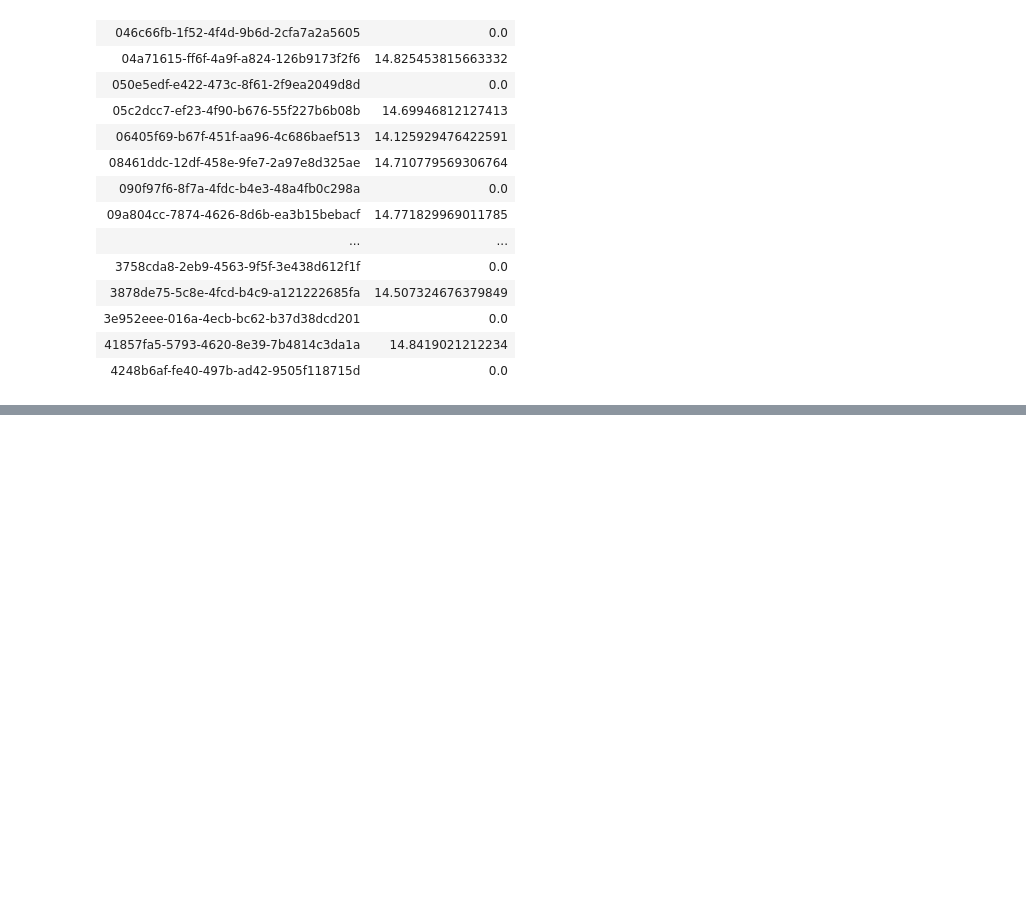
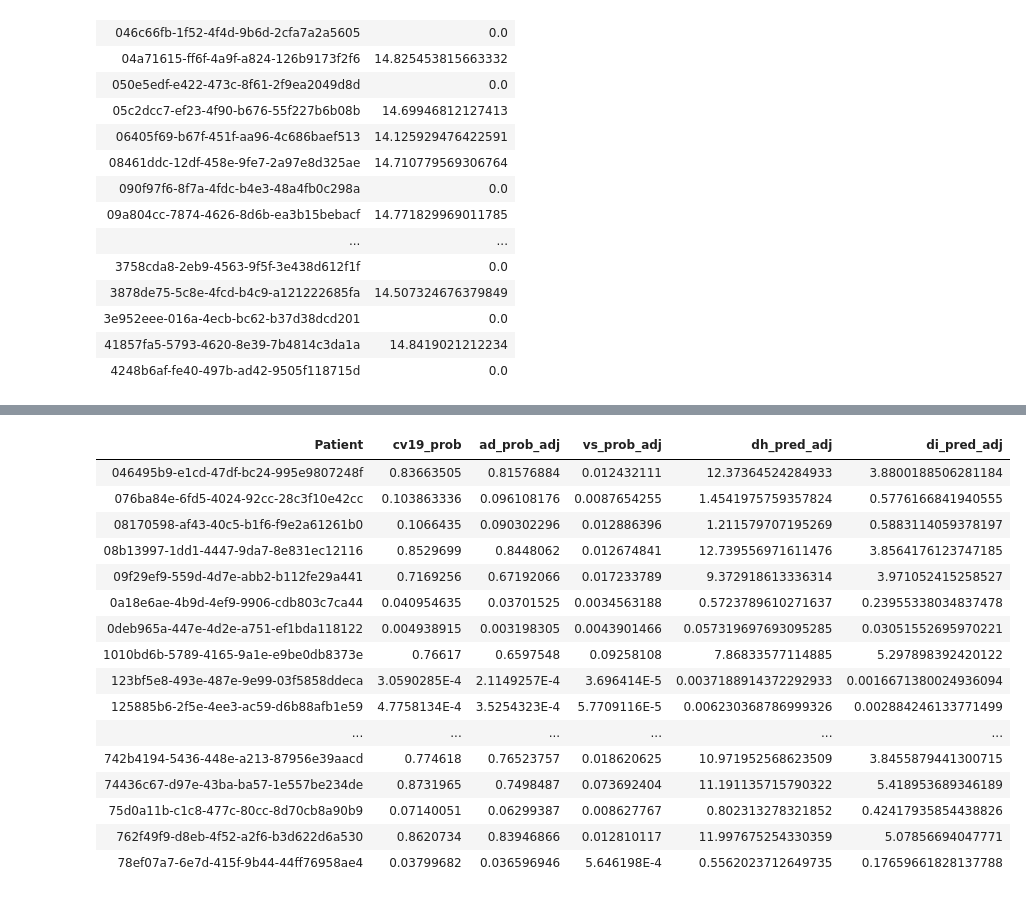
Before and after one commit to BlueGranite/precisionFDA_VAH_COVID-19, a Jupyter notebook: scripts/Scorer.ipynb, the cells around one changed output, grey strips where cells are left out. Saved outputs shown, nothing was run; the diff lists cells and outputs as text; code cells hidden in the pictures; blank space fills up the shorter version.

```diff
--- a/scripts/Scorer.ipynb
+++ b/scripts/Scorer.ipynb
@@ -135,16 +143,18 @@ dhtest = pipelineModel.transform(dhtest)
 cvModel = CrossValidatorModel.load("/mnt/data/ml/dayshospitalized/rfr")
 dhtest = cvModel.bestModel.transform(dhtest)
 
+dhtest_all = dhtest.select(col("Patient"),col("prediction"))
+
 dhtest = dhtest.select(col("Patient"),
                        col("prediction")) \
                .join(cv19test.drop("probability").withColumnRenamed("prediction", "cv_prediction"), on=["Patient"], how="left") \
                .withColumn("prediction", when(col("cv_prediction") == 0, lit(0)).otherwise(col("prediction"))) \
                .drop("cv_prediction")
 
-dhtest.coalesce(1) \
-      .write.format("com.databricks.spark.csv") \
-      .option("header", "false") \
-      .save("/mnt/data/scored/dayshospitalized/")
+# dhtest.coalesce(1) \
+#       .write.format("com.databricks.spark.csv") \
+#       .option("header", "false") \
+#       .save("/mnt/data/scored/dayshospitalized/")
 
 display(dhtest)
 # %% [output]
@@ -210,0 +227,21 @@ cvModel.bestModel.extractParamMap()
+# %%
+# Combine all predictions/probabilities
+combo = ( cv19test.drop('prediction')
+         .withColumnRenamed('probability', 'cv19_prob')
+         .join(adtest_all, on='Patient')
+         .withColumnRenamed('probability', 'ad_prob')
+         .join(vstest_all, on='Patient')
+         .withColumnRenamed('probability', 'vs_prob')
+         .join(dhtest_all, on='Patient')
+         .withColumnRenamed('prediction', 'dh_pred')
+         .join(ditest_all, on='Patient')
+         .withColumnRenamed('prediction', 'di_pred')
+        )
+
+# Create new columns for adjusted predictions/probabilities, drop non-adjusted columns
+combo = ( combo.withColumn('ad_prob_adj', combo.ad_prob*combo.cv19_prob)
+         .withColumn('vs_prob_adj', combo.vs_prob*combo.cv19_prob)
+         .withColumn('dh_pred_adj', combo.dh_pred*combo.cv19_prob)
+         .withColumn('di_pred_adj', combo.di_pred*combo.cv19_prob)
+         .drop('ad_prob', 'vs_prob', 'dh_pred', 'di_pred')
+        )
@@ -210,0 +250,20 @@ cvModel.bestModel.extractParamMap()
+# %%
+display(combo)
+# %% [output]
+| Patient | cv19_prob | ad_prob_adj | vs_prob_adj | dh_pred_adj | di_pred_adj |
+| 046495b9-e1cd-47df-bc24-995e9807248f | 0.83663505 | 0.81576884 | 0.012432111 | 12.37364524284933 | 3.8800188506281184 |
+| 076ba84e-6fd5-4024-92cc-28c3f10e42cc | 0.103863336 | 0.096108176 | 0.0087654255 | 1.4541975759357824 | 0.5776166841940555 |
+| 08170598-af43-40c5-b1f6-f9e2a61261b0 | 0.1066435 | 0.090302296 | 0.012886396 | 1.211579707195269 | 0.5883114059378197 |
+| 08b13997-1dd1-4447-9da7-8e831ec12116 | 0.8529699 | 0.8448062 | 0.012674841 | 12.739556971611476 | 3.8564176123747185 |
+| 09f29ef9-559d-4d7e-abb2-b112fe29a441 | 0.7169256 | 0.67192066 | 0.017233789 | 9.372918613336314 | 3.971052415258527 |
+| 0a18e6ae-4b9d-4ef9-9906-cdb803c7ca44 | 0.040954635 | 0.03701525 | 0.0034563188 | 0.5723789610271637 | 0.23955338034837478 |
+| 0deb965a-447e-4d2e-a751-ef1bda118122 | 0.004938915 | 0.003198305 | 0.0043901466 | 0.057319697693095285 | 0.03051552695970221 |
+| 1010bd6b-5789-4165-9a1e-e9be0db8373e | 0.76617 | 0.6597548 | 0.09258108 | 7.86833577114885 | 5.297898392420122 |
+| 123bf5e8-493e-487e-9e99-03f5858ddeca | 3.0590285E-4 | 2.1149257E-4 | 3.696414E-5 | 0.0037188914372292933 | 0.0016671380024936094 |
+| 125885b6-2f5e-4ee3-ac59-d6b88afb1e59 | 4.7758134E-4 | 3.5254323E-4 | 5.7709116E-5 | 0.006230368786999326 | 0.002884246133771499 |
+| ... | ... | ... | ... | ... | ... |
+| 742b4194-5436-448e-a213-87956e39aacd | 0.774618 | 0.76523757 | 0.018620625 | 10.971952568623509 | 3.8455879441300715 |
+| 74436c67-d97e-43ba-ba57-1e557be234de | 0.8731965 | 0.7498487 | 0.073692404 | 11.191135715790322 | 5.418953689346189 |
+| 75d0a11b-c1c8-477c-80cc-8d70cb8a90b9 | 0.07140051 | 0.06299387 | 0.008627767 | 0.802313278321852 | 0.42417935854438826 |
+| 762f49f9-d8eb-4f52-a2f6-b3d622d6a530 | 0.8620734 | 0.83946866 | 0.012810117 | 11.997675254330359 | 5.07856694047771 |
+| 78ef07a7-6e7d-415f-9b44-44ff76958ae4 | 0.03799682 | 0.036596946 | 5.646198E-4 | 0.5562023712649735 | 0.17659661828137788 |
```
Also changed, not shown: parts of 8 cells of this notebook, 5 other files.
